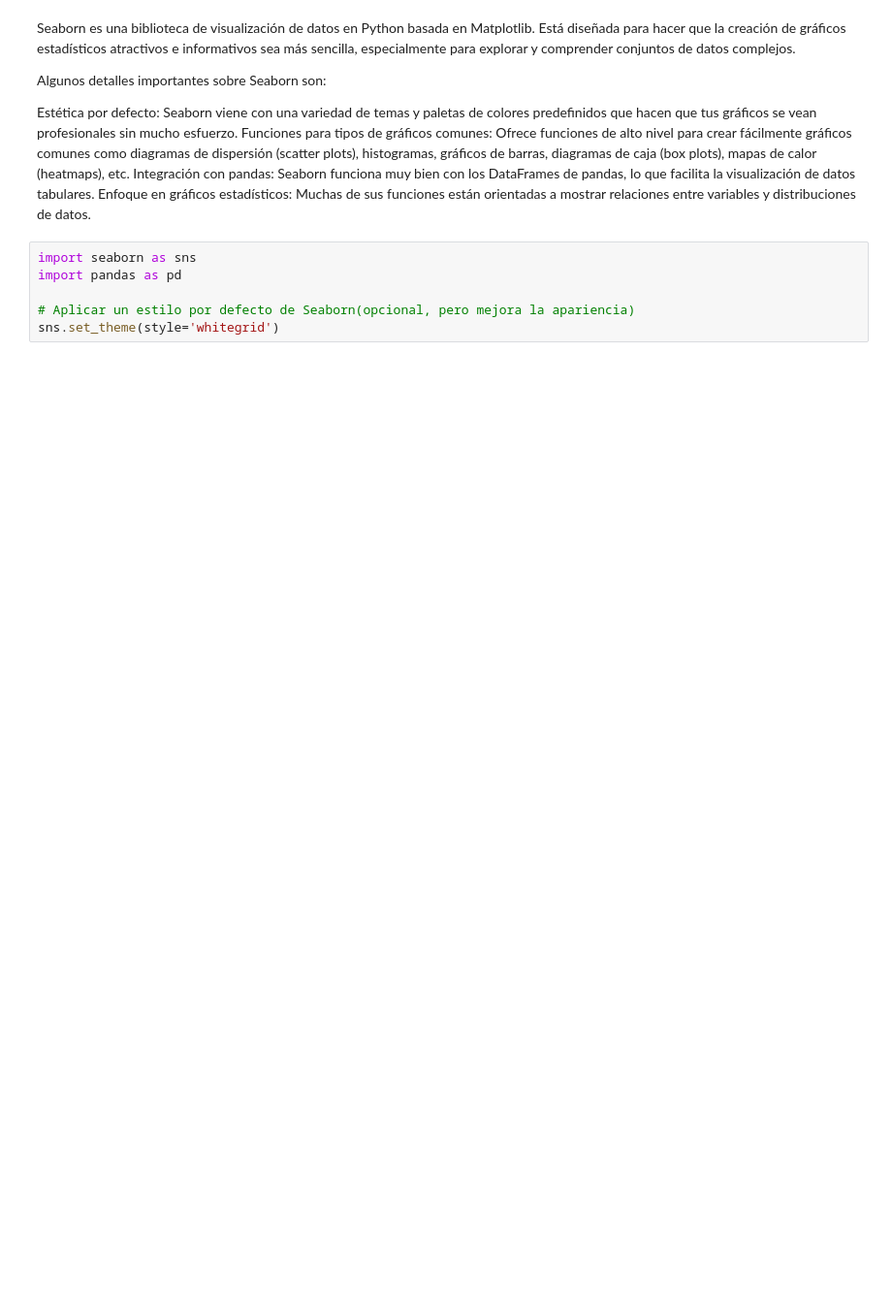
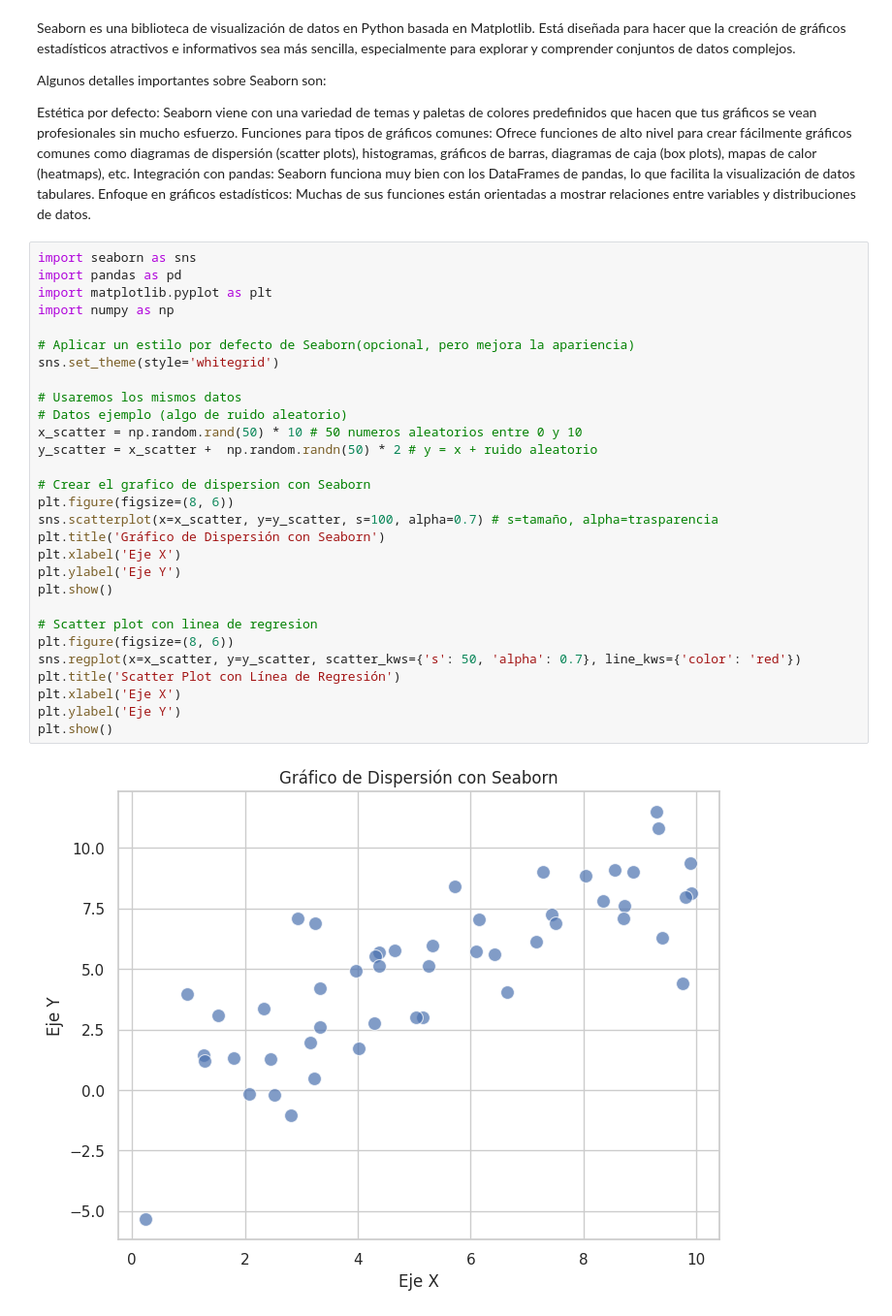
Before and after one commit to brunobobadilla06/Bruno-CienciaDeDatos, a Jupyter notebook: Seaborn.ipynb, the cells around one changed output. Shown: that part at 97% size. Cells and saved outputs as stored; diff of their text form; blank space fills up the shorter version.

```diff
--- a/Seaborn.ipynb
+++ b/Seaborn.ipynb
@@ -9,9 +9,34 @@ Estética por defecto: Seaborn viene con una variedad de temas y paletas de colo
 Funciones para tipos de gráficos comunes: Ofrece funciones de alto nivel para crear fácilmente gráficos comunes como diagramas de dispersión (scatter plots), histogramas, gráficos de barras, diagramas de caja (box plots), mapas de calor (heatmaps), etc.
 Integración con pandas: Seaborn funciona muy bien con los DataFrames de pandas, lo que facilita la visualización de datos tabulares.
 Enfoque en gráficos estadísticos: Muchas de sus funciones están orientadas a mostrar relaciones entre variables y distribuciones de datos.
-# %%
-import seaborn as sns
-import pandas as pd
-
-# Aplicar un estilo por defecto de Seaborn(opcional, pero mejora la apariencia)
-sns.set_theme(style='whitegrid')
+# %%
+import seaborn as sns
+import pandas as pd
+import matplotlib.pyplot as plt
+import numpy as np
+
+# Aplicar un estilo por defecto de Seaborn(opcional, pero mejora la apariencia)
+sns.set_theme(style='whitegrid')
+
+# Usaremos los mismos datos
+# Datos ejemplo (algo de ruido aleatorio)
+x_scatter = np.random.rand(50) * 10 # 50 numeros aleatorios entre 0 y 10
+y_scatter = x_scatter +  np.random.randn(50) * 2 # y = x + ruido aleatorio
+
+# Crear el grafico de dispersion con Seaborn
+plt.figure(figsize=(8, 6))
+sns.scatterplot(x=x_scatter, y=y_scatter, s=100, alpha=0.7) # s=tamaño, alpha=trasparencia
+plt.title('Gráfico de Dispersión con Seaborn')
+plt.xlabel('Eje X')
+plt.ylabel('Eje Y')
+plt.show()
+
+# Scatter plot con linea de regresion
+plt.figure(figsize=(8, 6))
+sns.regplot(x=x_scatter, y=y_scatter, scatter_kws={'s': 50, 'alpha': 0.7}, line_kws={'color': 'red'})
+plt.title('Scatter Plot con Línea de Regresión')
+plt.xlabel('Eje X')
+plt.ylabel('Eje Y')
+plt.show()
+# %% [output]
+[figure, added]
```
Also changed, not shown: parts of 5 cells of this notebook.
